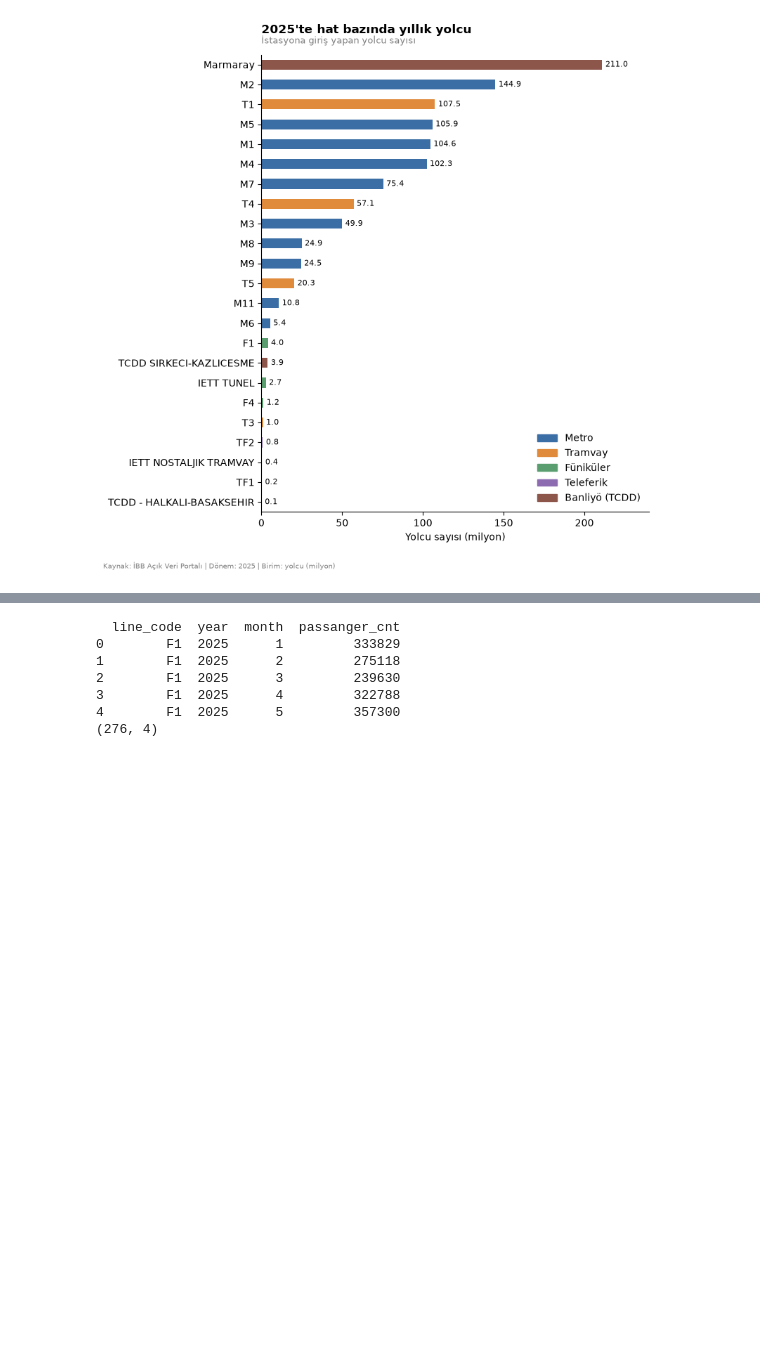
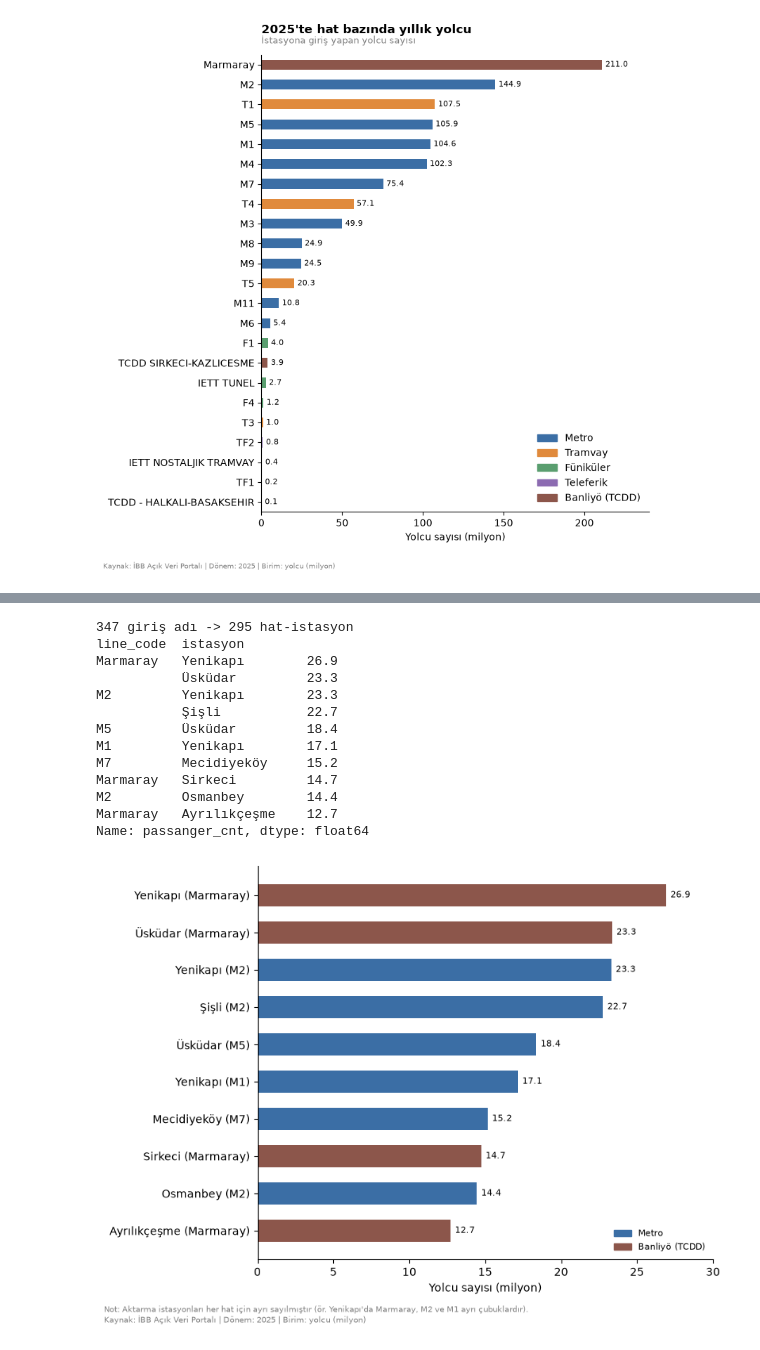
Before and after one commit to IsmailSamiB/-istanbul-rayli-sistemler, a Jupyter notebook: analiz.ipynb, the cells around one changed output, grey strips where cells are left out. Saved outputs shown, nothing was run; the diff lists cells and outputs as text; code cells hidden in the pictures; blank space fills up the shorter version.

```diff
--- a/analiz.ipynb
+++ b/analiz.ipynb
@@ -167,18 +172,67 @@ Marmaray açık ara birinci; ilk altı hat toplam yolcunun yaklaşık %73'ünü
 # %%
-aylik_yolcu = (
-    yolcu.groupby(["line_code", "transaction_year", "transaction_month"])["passanger_cnt"]
-    .sum()
-    .reset_index()
-    .rename(columns={"transaction_year": "year", "transaction_month": "month"})
-)
+import re
 
-print(aylik_yolcu.head())
-print(aylik_yolcu.shape)
+def tr_kucuk(metin):
+    return metin.replace("I", "ı").replace("İ", "i").lower()
+
+def tr_baslik(metin):
+    kelimeler = []
+    for k in metin.split():
+        ilk = {"i": "İ", "ı": "I"}.get(k[0], k[0].upper())
+        kelimeler.append(ilk + k[1:])
+    return " ".join(kelimeler)
+
+def istasyon_adi(ad):
+    ad = tr_kucuk(ad)
+    ad = re.sub(r"\(.*?\)", " ", ad)
+    ad = re.sub(r"\b(m\d+|hol|konkors)\b", " ", ad)
+    ad = re.sub(r"\b(kuzey|güney|guney|doğu|dogu|batı|bati)\b", " ", ad)
+    ad = re.sub(r"-\s*\d+$", " ", ad)
+    ad = re.sub(r"(?<=\D)\s\d+(\s|$)", " ", ad)
+    ad = re.sub(r"\s+", " ", ad).strip()
+    ad = {"ayrılıkçeşmesi": "ayrılıkçeşme", "özgürlük meydan": "özgürlük meydanı"}.get(ad, ad)
+    return tr_baslik(ad).replace("İtü", "İTÜ")
+
+yolcu["istasyon"] = yolcu["station_name"].map(istasyon_adi)
+print(yolcu["station_name"].nunique(), "giriş adı ->", yolcu.groupby(["line_code", "istasyon"]).ngroups, "hat-istasyon")
+
+istasyon_yolcu = yolcu.groupby(["line_code", "istasyon"])["passanger_cnt"].sum().sort_values(ascending=False)
+ilk10 = istasyon_yolcu.head(10) / 1_000_000
+print(ilk10.round(1))
+
+veri = ilk10.iloc[::-1]
+etiketler = [f"{ist} ({hat})" for hat, ist in veri.index]
+renkler = [TUR_RENK[hat_turu(hat)] for hat, ist in veri.index]
+turler = sorted({hat_turu(hat) for hat, ist in veri.index}, key=list(TUR_RENK).index)
+
+fig, ax = plt.subplots(figsize=(8, 6))
+ax.barh(etiketler, veri.values, color=renkler, height=0.6)
+
+for i, deger in enumerate(veri.values):
+    ax.text(deger + 0.3, i, f"{deger:.1f}", va="center", fontsize=8)
+
+ax.spines[["top", "right"]].set_visible(False)
+ax.legend(handles=[Patch(color=TUR_RENK[tur], label=tur) for tur in turler], loc="lower right", frameon=False, fontsize=8)
+ax.set_xlabel("Yolcu sayısı (milyon)")
+ax.set_xlim(0, 30)
+
+footer_ekle(fig, "2025", "yolcu (milyon)",
+            "Not: Aktarma istasyonları her hat için ayrı sayılmıştır (ör. Yenikapı'da Marmaray, M2 ve M1 ayrı çubuklardır).")
+plt.tight_layout(rect=[0, 0.05, 1, 1])
+plt.savefig("figures/en_yogun_istasyonlar.png", dpi=150)
+plt.show()
 # %% [output]
-  line_code  year  month  passanger_cnt
-0        F1  2025      1         333829
-1        F1  2025      2         275118
-2        F1  2025      3         239630
-3        F1  2025      4         322788
-4        F1  2025      5         357300
-(276, 4)
+347 giriş adı -> 295 hat-istasyon
+line_code  istasyon
+Marmaray   Yenikapı        26.9
+           Üsküdar         23.3
+M2         Yenikapı        23.3
+           Şişli           22.7
+M5         Üsküdar         18.4
+M1         Yenikapı        17.1
+M7         Mecidiyeköy     15.2
+Marmaray   Sirkeci         14.7
+M2         Osmanbey        14.4
+Marmaray   Ayrılıkçeşme    12.7
+Name: passanger_cnt, dtype: float64
+[figure, added]
```
Also changed, not shown: parts of 52 cells of this notebook.
